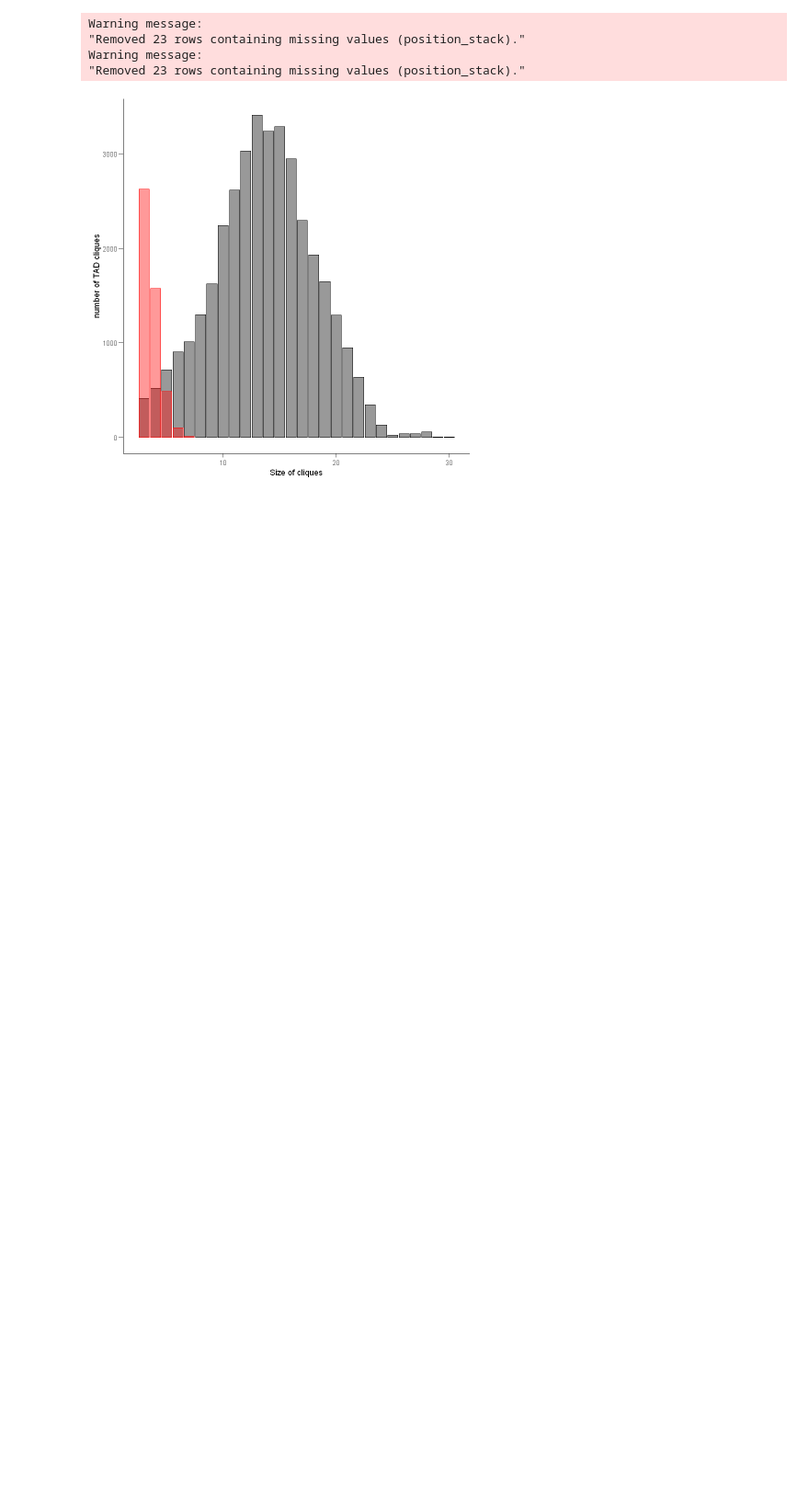
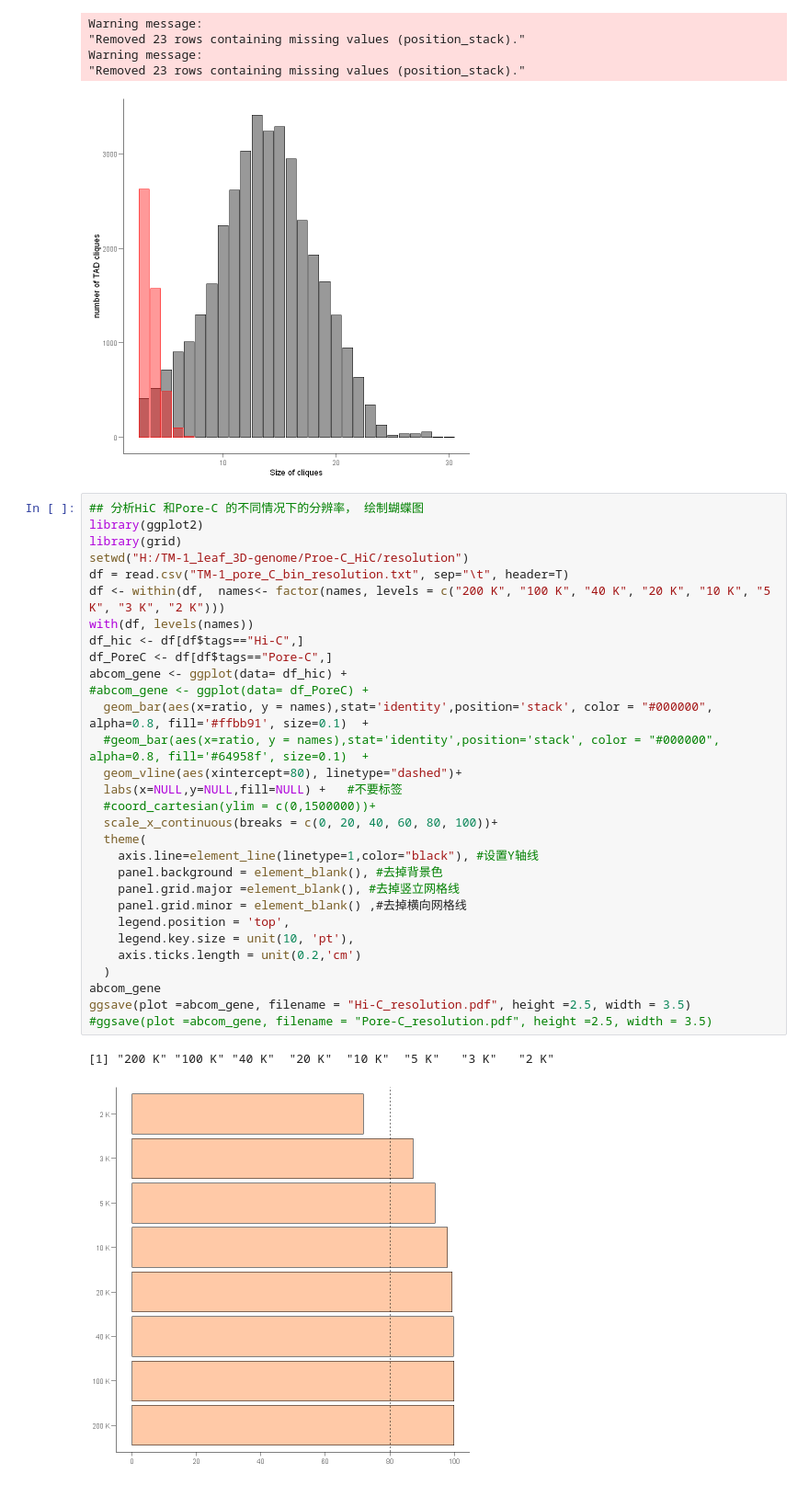
Before and after one commit to Nuturetree/VS_code_program, a Jupyter notebook: R/TM-1_leaf_3Dgenome/barplot.ipynb, the cells around one changed output. Shown: that part at 92% size. Drawn from its saved outputs; the diff is of its cells as text; blank space fills up the shorter version.

```diff
--- a/R/TM-1_leaf_3Dgenome/barplot.ipynb
+++ b/R/TM-1_leaf_3Dgenome/barplot.ipynb
@@ -131,3 +131,36 @@ Warning message:
 Warning message:
 "Removed 23 rows containing missing values (position_stack)."
 [figure]
+# %%
+## 分析HiC 和Pore-C 的不同情况下的分辨率， 绘制蝴蝶图
+library(ggplot2)
+library(grid)
+setwd("H:/TM-1_leaf_3D-genome/Proe-C_HiC/resolution")
+df = read.csv("TM-1_pore_C_bin_resolution.txt", sep="\t", header=T)
+df <- within(df,  names<- factor(names, levels = c("200 K", "100 K", "40 K", "20 K", "10 K", "5 K", "3 K", "2 K")))
+with(df, levels(names))
+df_hic <- df[df$tags=="Hi-C",]
+df_PoreC <- df[df$tags=="Pore-C",]
+abcom_gene <- ggplot(data= df_hic) +
+#abcom_gene <- ggplot(data= df_PoreC) +
+  geom_bar(aes(x=ratio, y = names),stat='identity',position='stack', color = "#000000", alpha=0.8, fill='#ffbb91', size=0.1)  +
+  #geom_bar(aes(x=ratio, y = names),stat='identity',position='stack', color = "#000000", alpha=0.8, fill='#64958f', size=0.1)  +
+  geom_vline(aes(xintercept=80), linetype="dashed")+
+  labs(x=NULL,y=NULL,fill=NULL) +   #不要标签
+  #coord_cartesian(ylim = c(0,1500000))+
+  scale_x_continuous(breaks = c(0, 20, 40, 60, 80, 100))+
+  theme(
+    axis.line=element_line(linetype=1,color="black"), #设置Y轴线
+    panel.background = element_blank(), #去掉背景色
+    panel.grid.major =element_blank(), #去掉竖立网格线
+    panel.grid.minor = element_blank() ,#去掉横向网格线
+    legend.position = 'top',
+    legend.key.size = unit(10, 'pt'),
+    axis.ticks.length = unit(0.2,'cm')
+  )
+abcom_gene
+ggsave(plot =abcom_gene, filename = "Hi-C_resolution.pdf", height =2.5, width = 3.5)
+#ggsave(plot =abcom_gene, filename = "Pore-C_resolution.pdf", height =2.5, width = 3.5)
+# %% [output]
+[1] "200 K" "100 K" "40 K"  "20 K"  "10 K"  "5 K"   "3 K"   "2 K"
+[figure, added]
```
Also changed, not shown: 3 other files.
